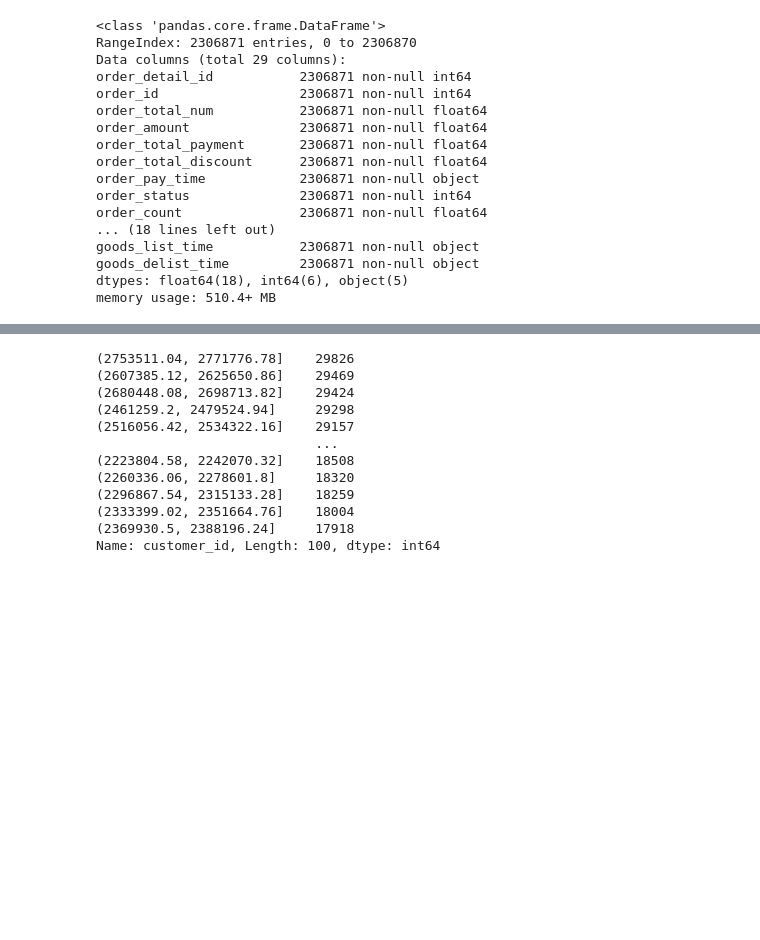
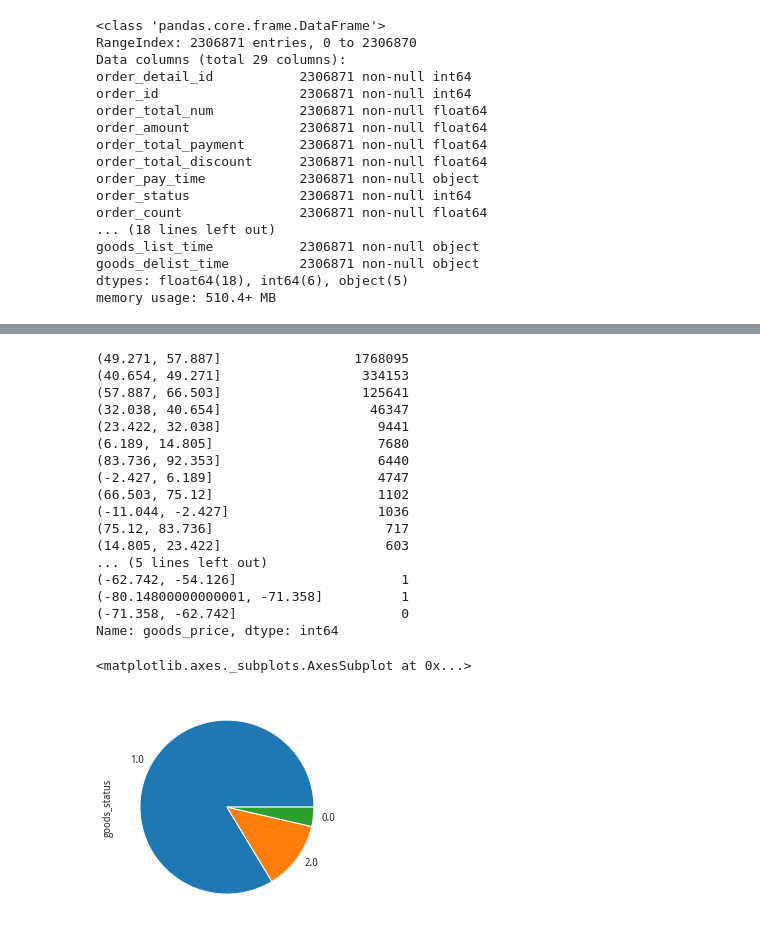
Before and after one commit to guanqin-123/kkb_notes, a Jupyter notebook: week8.ipynb, the cells around one changed output, grey strips where cells are left out. Drawn from its saved outputs; the diff is of its cells as text; code cells hidden in the pictures; blank space fills up the shorter version.

```diff
--- a/week8.ipynb
+++ b/week8.ipynb
@@ -65,18 +217,28 @@ import matplotlib.pyplot as plt
 # %%
-raw["customer_id"].value_counts(bins=100)
+raw["goods_price"].value_counts(bins=20)
 # %% [output]
-(2753511.04, 2771776.78]    29826
-(2607385.12, 2625650.86]    29469
-(2680448.08, 2698713.82]    29424
-(2461259.2, 2479524.94]     29298
-(2516056.42, 2534322.16]    29157
-                            ...
-(2223804.58, 2242070.32]    18508
-(2260336.06, 2278601.8]     18320
-(2296867.54, 2315133.28]    18259
-(2333399.02, 2351664.76]    18004
-(2369930.5, 2388196.24]     17918
-Name: customer_id, Length: 100, dtype: int64
+(49.271, 57.887]                 1768095
+(40.654, 49.271]                  334153
+(57.887, 66.503]                  125641
+(32.038, 40.654]                   46347
+(23.422, 32.038]                    9441
+(6.189, 14.805]                     7680
+(83.736, 92.353]                    6440
+(-2.427, 6.189]                     4747
+(66.503, 75.12]                     1102
+(-11.044, -2.427]                   1036
+(75.12, 83.736]                      717
+(14.805, 23.422]                     603
+... (5 lines left out)
+(-62.742, -54.126]                     1
+(-80.14800000000001, -71.358]          1
+(-71.358, -62.742]                     0
+Name: goods_price, dtype: int64
+# %%
+raw['goods_status'].value_counts().plot("pie")
+# %% [output]
+<matplotlib.axes._subplots.AxesSubplot at 0x...>
+[figure, added]
 # %%
 import datetime
 import numpy as np
```
Also changed, not shown: parts of 15 cells of this notebook, 1 other file.
